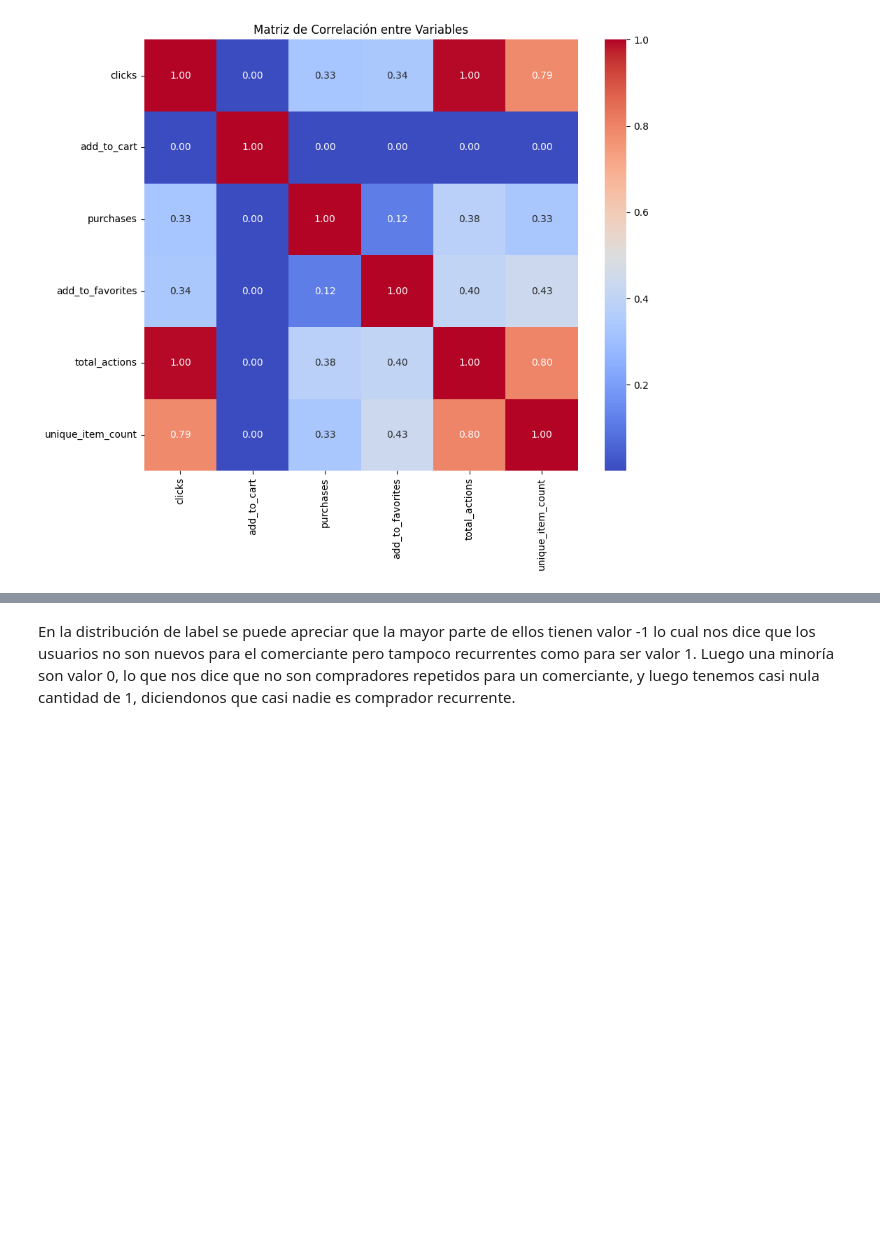
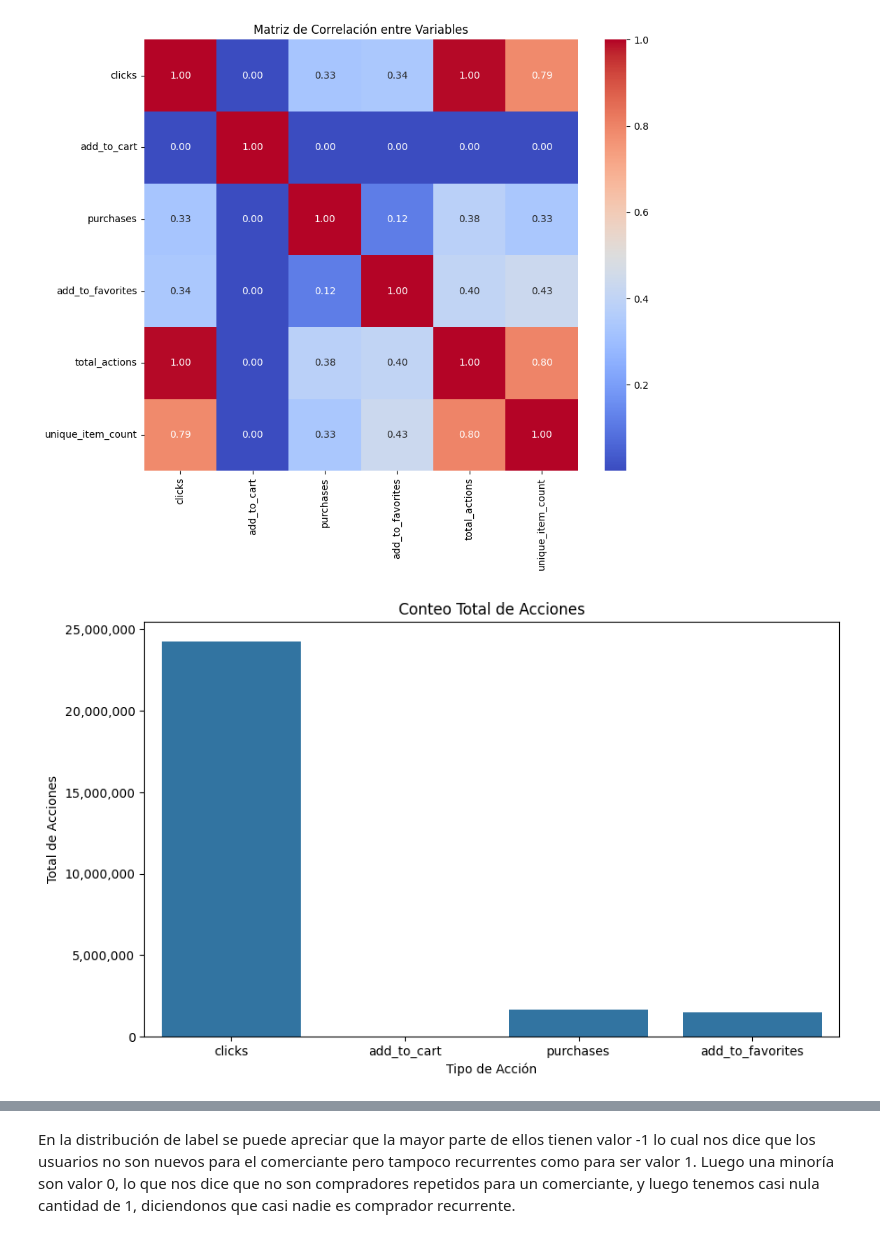
Before and after one commit to Dahernandezsilve/P2DataScience, a Jupyter notebook: Proyecto2.ipynb, the cells around one changed output, grey strips where cells are left out. Drawn from its saved outputs; the diff is of its cells as text; code cells hidden in the pictures; blank space fills up the shorter version.

Commit message:
📚 feat: Time graphic

```diff
--- a/Proyecto2.ipynb
+++ b/Proyecto2.ipynb
@@ -479,3 +479,21 @@ plt.title('Matriz de Correlación entre Variables')
 plt.show()
 # %% [output]
 [figure]
+# %%
+plt.figure(figsize=(10, 6))
+action_counts = dataTrain_activity_clean[['clicks', 'add_to_cart', 'purchases', 'add_to_favorites']].sum()
+
+# Crear la gráfica de barras
+sns.barplot(x=action_counts.index, y=action_counts.values)
+
+# Ajustar el título y las etiquetas
+plt.title('Conteo Total de Acciones')
+plt.xlabel('Tipo de Acción')
+plt.ylabel('Total de Acciones')
+
+# Formatear el eje Y para que no muestre notación científica
+plt.gca().yaxis.set_major_formatter(ticker.StrMethodFormatter('{x:,.0f}'))
+
+plt.show()
+# %% [output]
+[figure, added]
```
Also changed, not shown: parts of 3 cells of this notebook.
